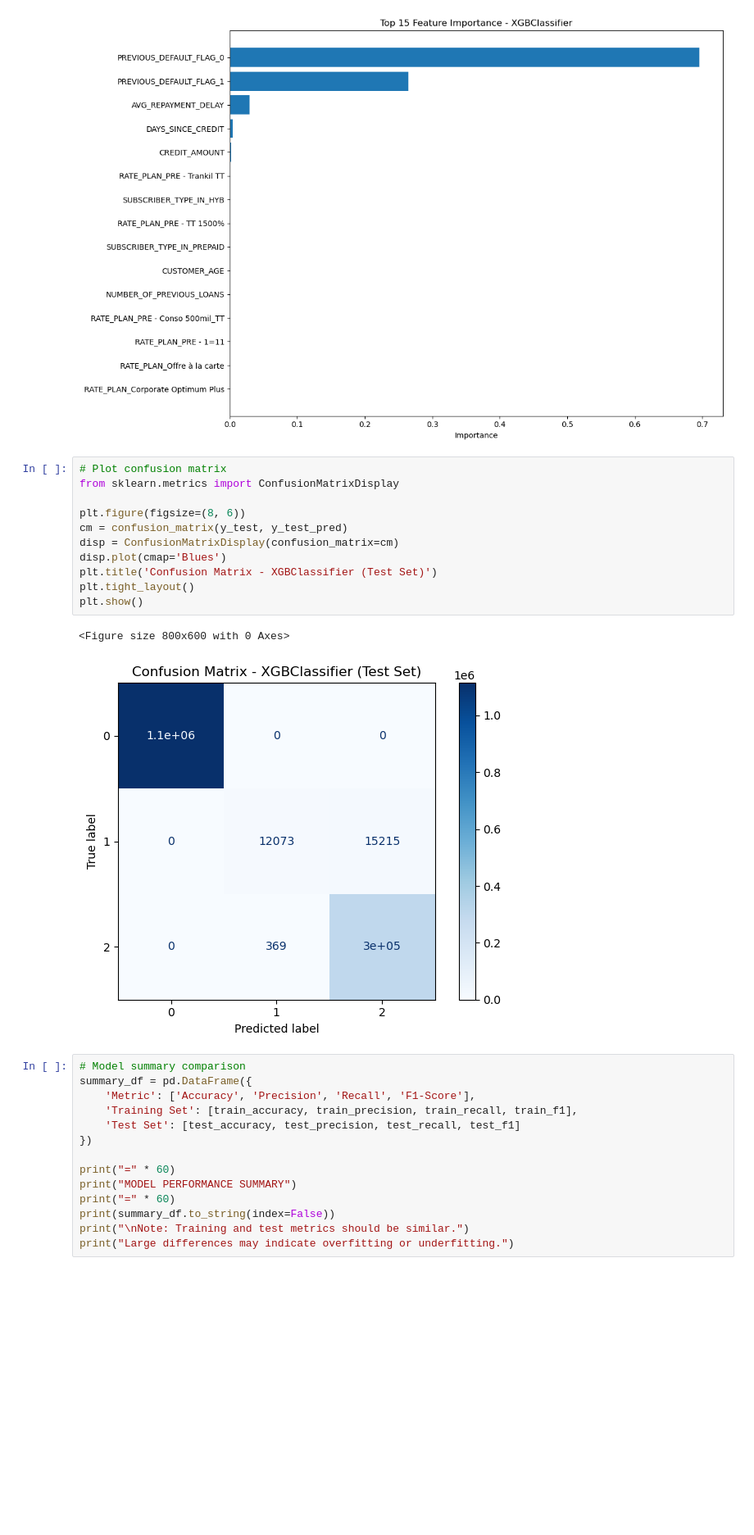
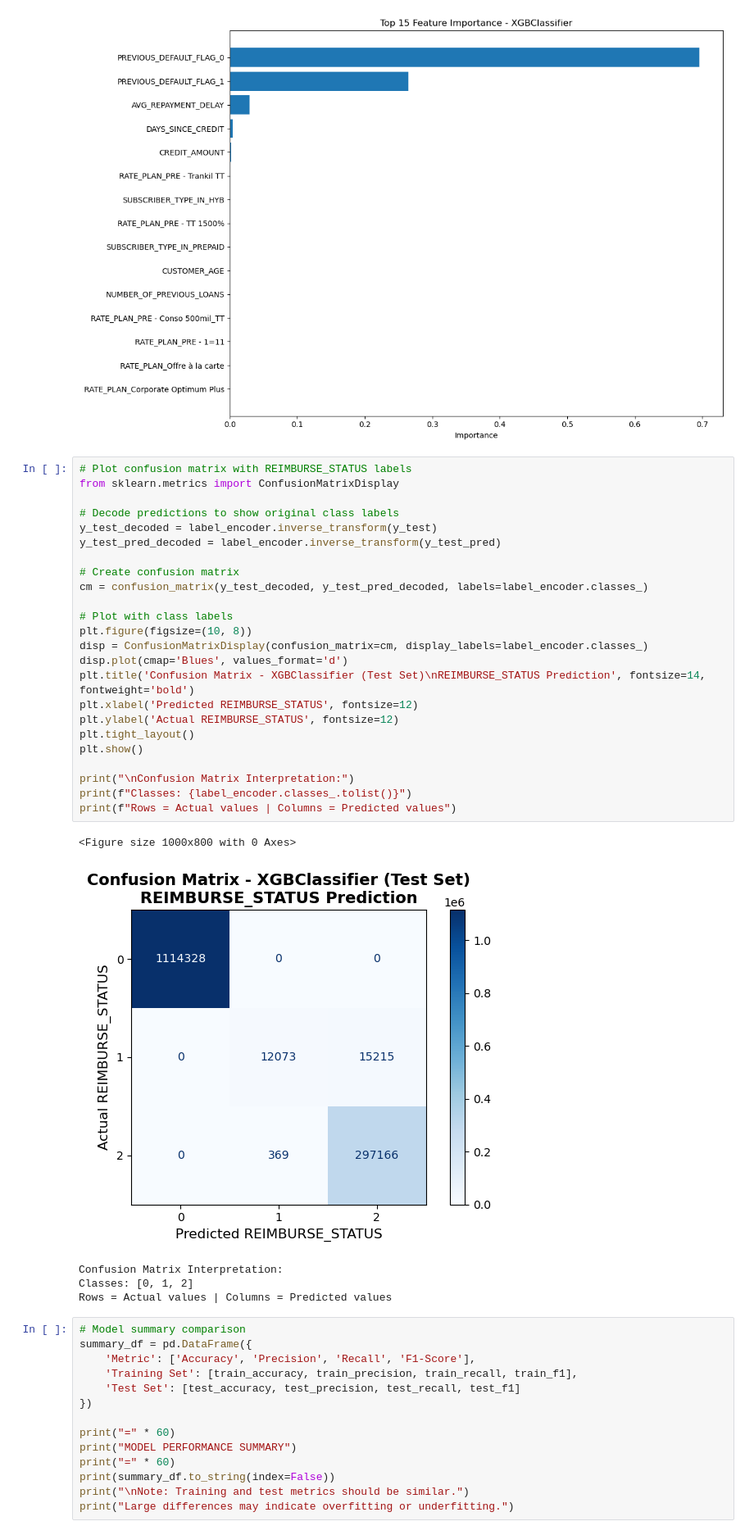
Before and after one commit to samaalibassem123/ML, a Jupyter notebook: Reimbursement Rate.ipynb, the cells around one changed output. Shown at 82% size. Drawn from its saved outputs; the diff is of its cells as text; blank space fills up the shorter version.

```diff
--- a/Reimbursement Rate.ipynb
+++ b/Reimbursement Rate.ipynb
@@ -549,20 +549,36 @@ plt.tight_layout()
 plt.show()
 # %% [output]
 [figure]
-# %%
-# Plot confusion matrix
-from sklearn.metrics import ConfusionMatrixDisplay
-
-plt.figure(figsize=(8, 6))
-cm = confusion_matrix(y_test, y_test_pred)
-disp = ConfusionMatrixDisplay(confusion_matrix=cm)
-disp.plot(cmap='Blues')
-plt.title('Confusion Matrix - XGBClassifier (Test Set)')
-plt.tight_layout()
-plt.show()
-# %% [output]
-<Figure size 800x600 with 0 Axes>
-[figure, removed]
+# %%
+# Plot confusion matrix with REIMBURSE_STATUS labels
+from sklearn.metrics import ConfusionMatrixDisplay
+
+# Decode predictions to show original class labels
+y_test_decoded = label_encoder.inverse_transform(y_test)
+y_test_pred_decoded = label_encoder.inverse_transform(y_test_pred)
+
+# Create confusion matrix
+cm = confusion_matrix(y_test_decoded, y_test_pred_decoded, labels=label_encoder.classes_)
+
+# Plot with class labels
+plt.figure(figsize=(10, 8))
+disp = ConfusionMatrixDisplay(confusion_matrix=cm, display_labels=label_encoder.classes_)
+disp.plot(cmap='Blues', values_format='d')
+plt.title('Confusion Matrix - XGBClassifier (Test Set)\nREIMBURSE_STATUS Prediction', fontsize=14, fontweight='bold')
+plt.xlabel('Predicted REIMBURSE_STATUS', fontsize=12)
+plt.ylabel('Actual REIMBURSE_STATUS', fontsize=12)
+plt.tight_layout()
+plt.show()
+
+print("\nConfusion Matrix Interpretation:")
+print(f"Classes: {label_encoder.classes_.tolist()}")
+print(f"Rows = Actual values | Columns = Predicted values")
+# %% [output]
+<Figure size 1000x800 with 0 Axes>
+[figure, added]
+Confusion Matrix Interpretation:
+Classes: [0, 1, 2]
+Rows = Actual values | Columns = Predicted values
 # %%
 # Model summary comparison
 summary_df = pd.DataFrame({
```
Also changed, not shown: parts of 1 cell of this notebook.
